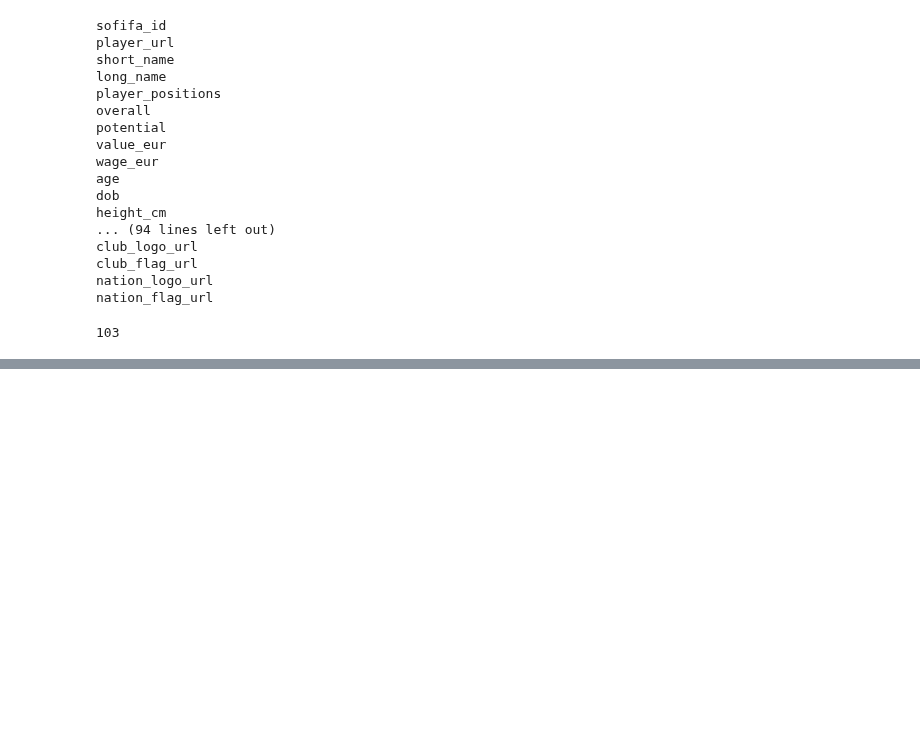
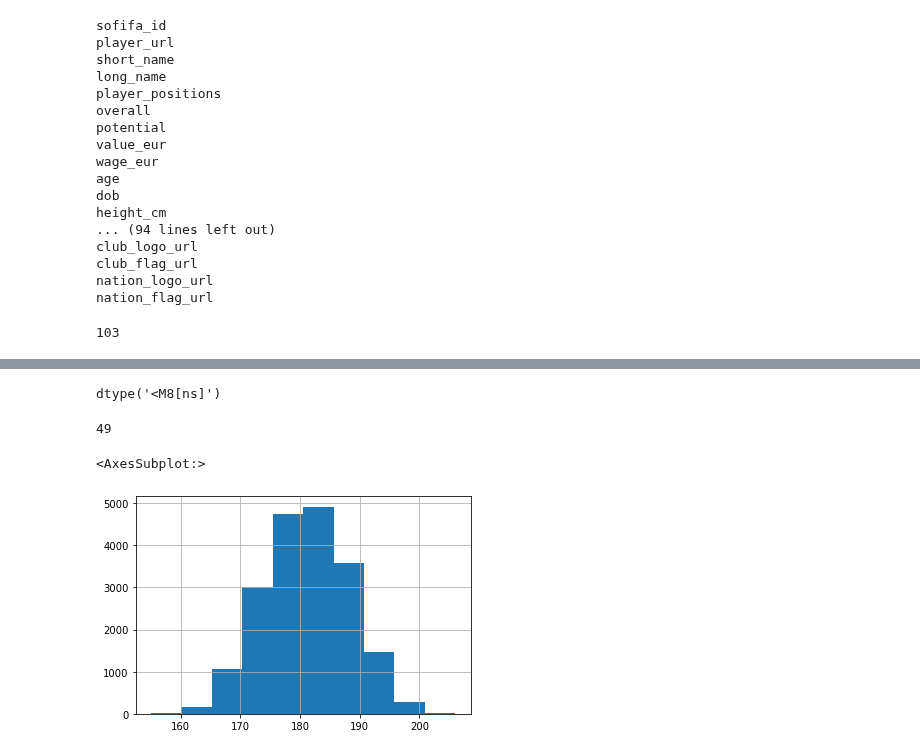
Before and after one commit to ironhack-bcn-data-pt/PR06-Machine-Learning-Group-Project, a Jupyter notebook: Project_06.ipynb, the cells around one changed output, grey strips where cells are left out. Cells and saved outputs as stored; diff of their text form; code cells hidden in the pictures; blank space fills up the shorter version.

```diff
--- a/Project_06.ipynb
+++ b/Project_06.ipynb
@@ -594,0 +656,6 @@ male_df.value_eur.nsmallest(10).hist()
+# %%
+male_df.dob =  pd.to_datetime(male_df.dob.apply(lambda x: str(x)))
+# %%
+male_df.dob.dtypes
+# %% [output]
+dtype('<M8[ns]')
@@ -594,0 +666,9 @@ male_df.value_eur.nsmallest(10).hist()
+# %%
+len(male_df.height_cm.unique())
+# %% [output]
+49
+# %%
+male_df.height_cm.hist()
+# %% [output]
+<AxesSubplot:>
+[figure, added]
```
Also changed, not shown: parts of 68 cells of this notebook.
